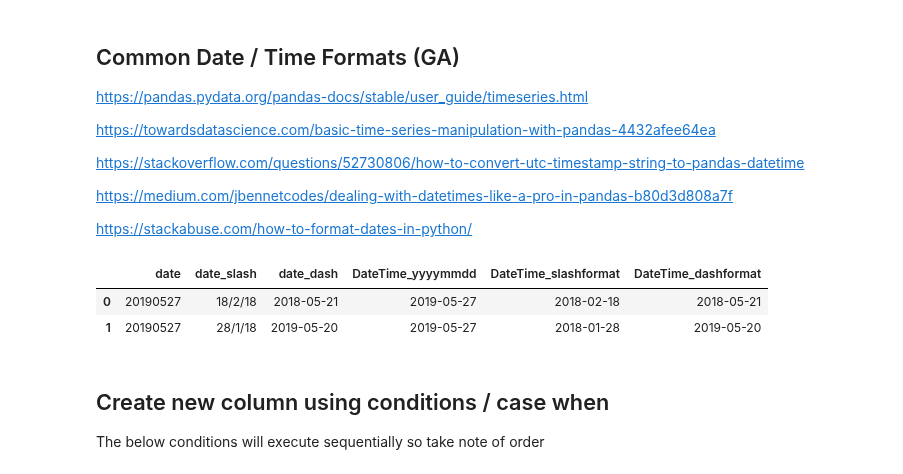
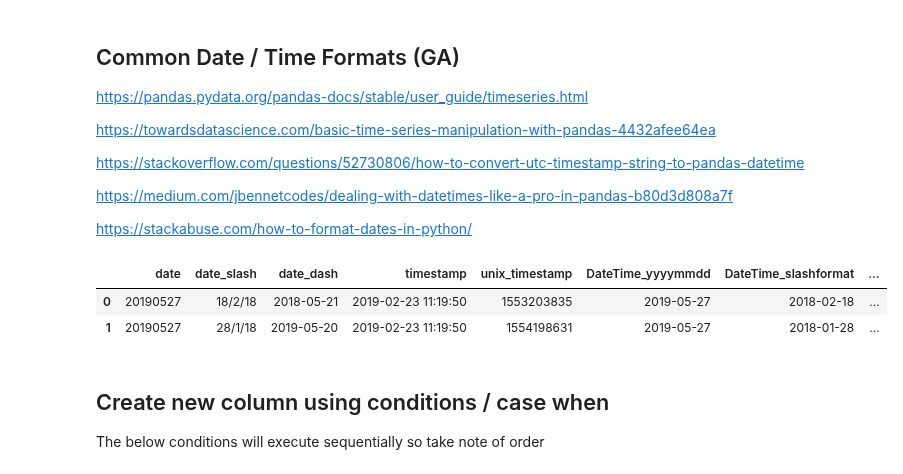
Before and after one commit to khzt2004/Python, a Jupyter notebook: Pandas_Notebook_Reference.ipynb, the cells around one changed output. Saved outputs shown, nothing was run; the diff lists cells and outputs as text; code cells hidden in the pictures.

```diff
--- a/Pandas_Notebook_Reference.ipynb
+++ b/Pandas_Notebook_Reference.ipynb
@@ -527,16 +527,19 @@ https://medium.com/jbennetcodes/dealing-with-datetimes-like-a-pro-in-pandas-b80d
 
 https://stackabuse.com/how-to-format-dates-in-python/
 # %%
-t = pd.DataFrame([('20190527', '18/2/18', '2018-05-21'), ('20190527', '28/1/18', '2019-05-20')],
-                 columns = ['date', 'date_slash', 'date_dash'])
+t = pd.DataFrame([('20190527', '18/2/18', '2018-05-21', '2019-02-23 11:19:50', '1553203835'),
+                  ('20190527', '28/1/18', '2019-05-20', '2019-02-23 11:19:50', '1554198631')],
+                 columns = ['date', 'date_slash', 'date_dash', 'timestamp', 'unix_timestamp'])
 t['DateTime_yyyymmdd'] = pd.to_datetime(t['date'].astype(str), format='%Y%m%d')
 t['DateTime_slashformat'] = pd.to_datetime(t['date_slash'].astype(str), format='%d/%m/%y')
 t['DateTime_dashformat'] = pd.to_datetime(t['date_dash'].astype(str), format='%Y-%m-%d')
+t['DateTime_posixct'] = pd.to_datetime(t['timestamp'].astype(str), format='%Y-%m-%d %I:%M:%S')
+t['DateTime_unix'] = pd.to_datetime(t['unix_timestamp'].astype(float), unit = 's')
 t
 # %% [output]
-|  | date | date_slash | date_dash | DateTime_yyyymmdd | DateTime_slashformat | DateTime_dashformat |
-| 0 | 20190527 | 18/2/18 | 2018-05-21 | 2019-05-27 | 2018-02-18 | 2018-05-21 |
-| 1 | 20190527 | 28/1/18 | 2019-05-20 | 2019-05-27 | 2018-01-28 | 2019-05-20 |
+|  | date | date_slash | date_dash | timestamp | unix_timestamp | DateTime_yyyymmdd | DateTime_slashformat | ... |
+| 0 | 20190527 | 18/2/18 | 2018-05-21 | 2019-02-23 11:19:50 | 1553203835 | 2019-05-27 | 2018-02-18 | ... |
+| 1 | 20190527 | 28/1/18 | 2019-05-20 | 2019-02-23 11:19:50 | 1554198631 | 2019-05-27 | 2018-01-28 | ... |
 # %% [markdown]
 ## Create new column using conditions / case when
 
```
Also changed, not shown: parts of 1 cell of this notebook.
